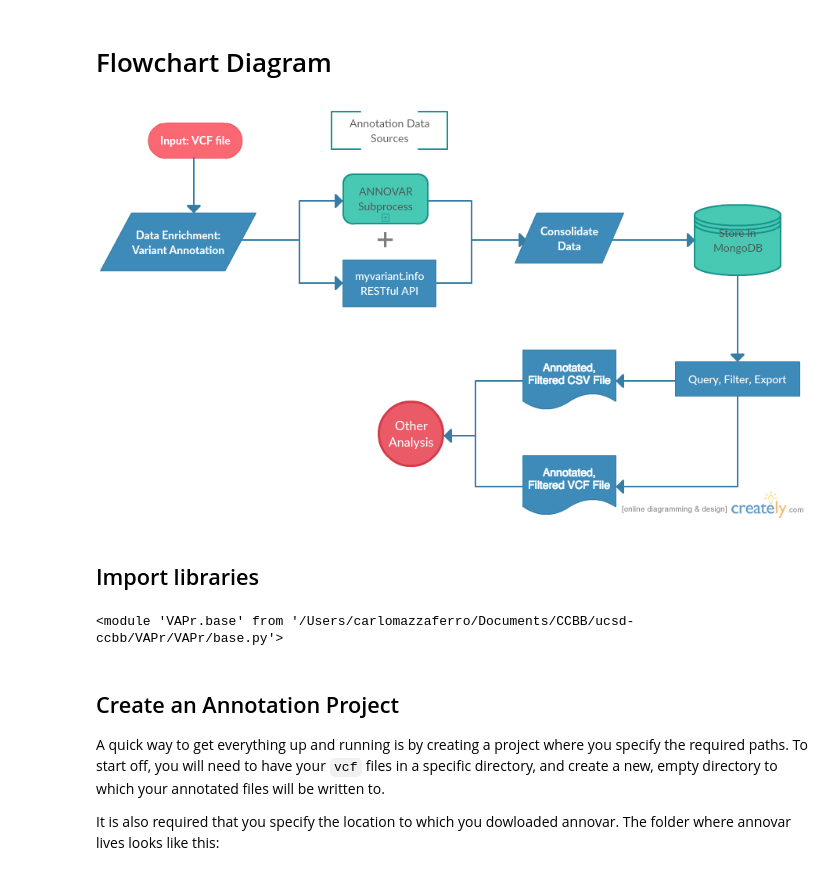
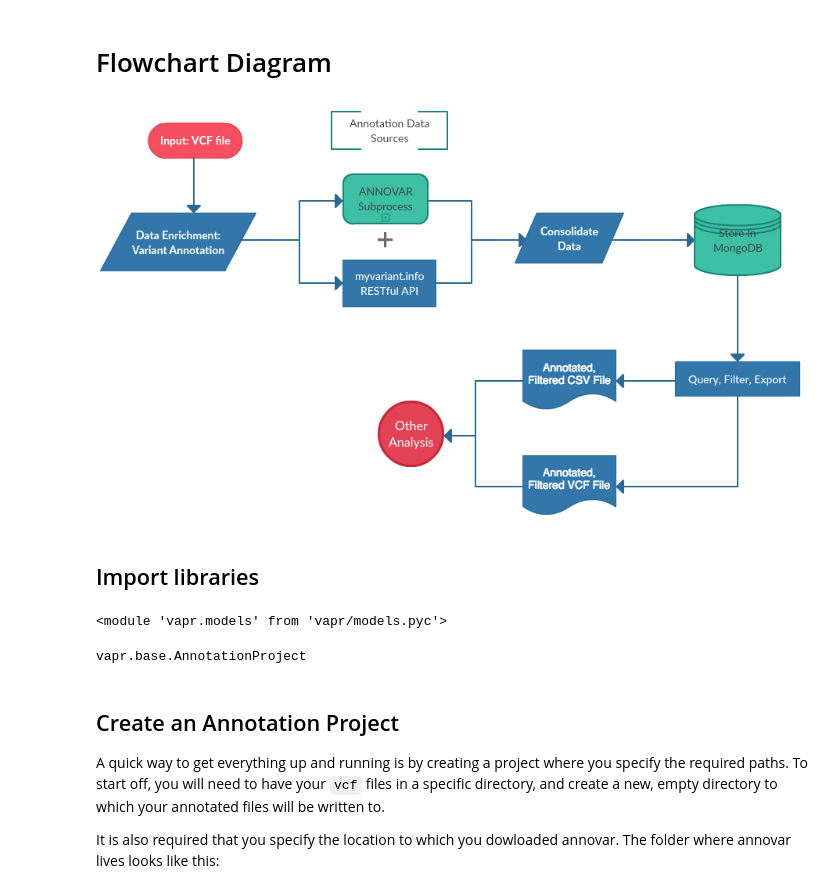
Before and after one commit to ucsd-ccbb/VAPr, a Jupyter notebook: VAPr Sample Usage.ipynb, the cells around one changed output. Drawn from its saved outputs; the diff is of its cells as text; code cells hidden in the pictures.

```diff
--- a/VAPr Sample Usage.ipynb
+++ b/VAPr Sample Usage.ipynb
@@ -49,19 +49,25 @@ Similarly, ANNOVAR must be downloaded, alongside with its supporting databases (
 # %%
 import os
 from IPython.display import Image, display, HTML
-Image(filename=os.path.dirname(os.path.realpath('__file__')) + 'simpler.jpg')
+Image(filename=os.path.dirname(os.path.realpath('__file__')) + '/simpler.jpg')
 # %% [output]
-[figure, old version]
+[figure, new version]
 # %% [markdown]
 <a id = "setup"></a>
 ## Import libraries
-# %%
-from VAPr import parser_models, base
-import importlib
-importlib.reload(parser_models)
-importlib.reload(base)
-# %% [output]
-<module 'VAPr.base' from '/Users/carlomazzaferro/Documents/CCBB/ucsd-ccbb/VAPr/VAPr/base.py'>
+# %%
+from vapr import base, parsers, models, annovar
+#from importlib import reload
+reload(base)
+reload(parsers)
+reload(annovar)
+reload(models)
+# %% [output]
+<module 'vapr.models' from 'vapr/models.pyc'>
+# %%
+base.AnnotationProject
+# %% [output]
+vapr.base.AnnotationProject
 # %% [markdown]
 <a id = "ANNOVAR"></a>
 ## Create an Annotation Project
```
Also changed, not shown: parts of 8 cells of this notebook, 21 other files.
